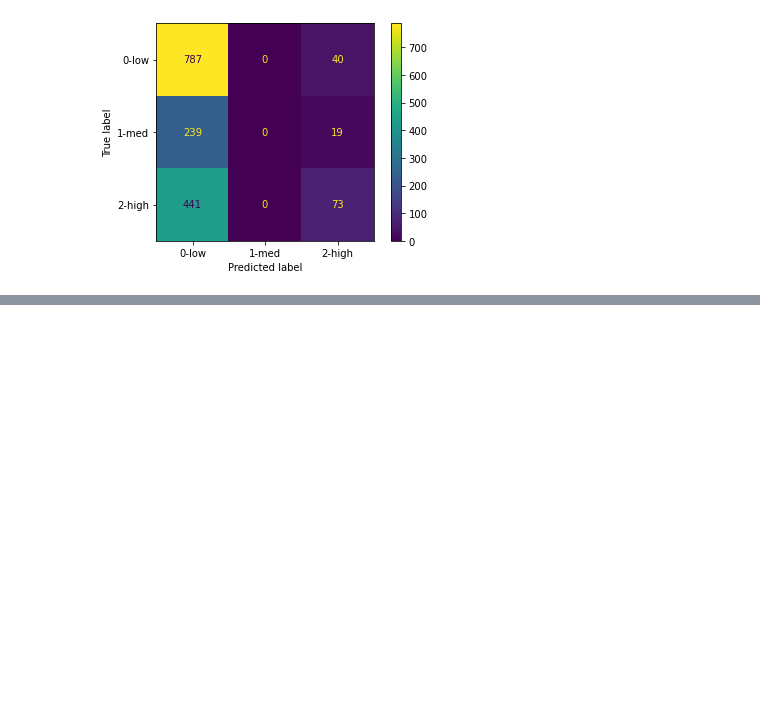
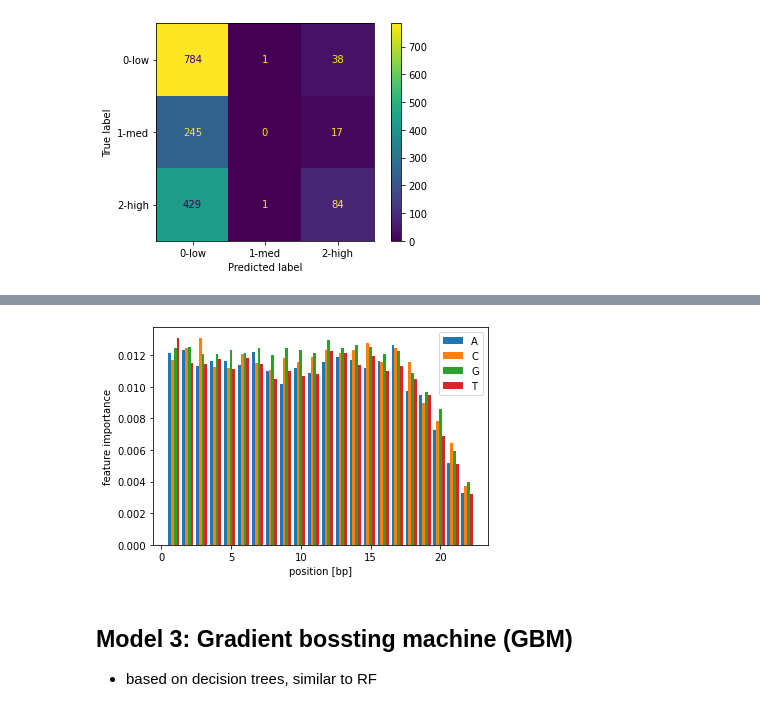
Before and after one commit to m-jahn/R-notebook-crispri-lib, a Jupyter notebook: sgRNA_library_V2/pipeline/sgRNA_ML_analysis.ipynb, the cells around one changed output, grey strips where cells are left out. Drawn from its saved outputs; the diff is of its cells as text; code cells hidden in the pictures; blank space fills up the shorter version.

Commit message:
feature: added gradient bossting machine

```diff
--- a/sgRNA_library_V2/pipeline/sgRNA_ML_analysis.ipynb
+++ b/sgRNA_library_V2/pipeline/sgRNA_ML_analysis.ipynb
@@ -324,6 +363,6 @@ param_grid = {
 
 RF = RandomForestClassifier()
 RF_tune = GridSearchCV(RF, param_grid, n_jobs = -1)
-RF_tune.fit(x_train, y_train)
+RF_tune.fit(x_train[: 2000], y_train[ : 2000])
 print(RF_tune.best_params_)
 # %% [output]
@@ -393,0 +392,23 @@ Conclusions:
+# %%
+RF_feat_imp = pd.DataFrame()
+RF_feat_imp['feat_imp'] = pd.Series(RF_fit.feature_importances_)
+RF_feat_imp['position'] = np.repeat(np.arange(22), 5)
+RF_feat_imp['base'] = ['A','C','G','T','N']*22
+RF_feat_imp = RF_feat_imp.query('base != "N"')
+
+
+fig, ax = plt.subplots()
+ax.bar(np.arange(1,23) - 0.4, RF_feat_imp.query('base == "A"').feat_imp, 0.2, label = 'A')
+ax.bar(np.arange(1,23) - 0.2, RF_feat_imp.query('base == "C"').feat_imp, 0.2, label = 'C')
+ax.bar(np.arange(1,23) + 0.0, RF_feat_imp.query('base == "G"').feat_imp, 0.2, label = 'G')
+ax.bar(np.arange(1,23) + 0.2, RF_feat_imp.query('base == "T"').feat_imp, 0.2, label = 'T')
+ax.set_ylabel('feature importance')
+ax.set_xlabel('position [bp]')
+ax.legend()
+plt.show()
+# %% [output]
+[figure, added]
+# %% [markdown]
+## Model 3: Gradient bossting machine (GBM)
+
+- based on decision trees, similar to RF
```
Also changed, not shown: parts of 25 cells of this notebook.
